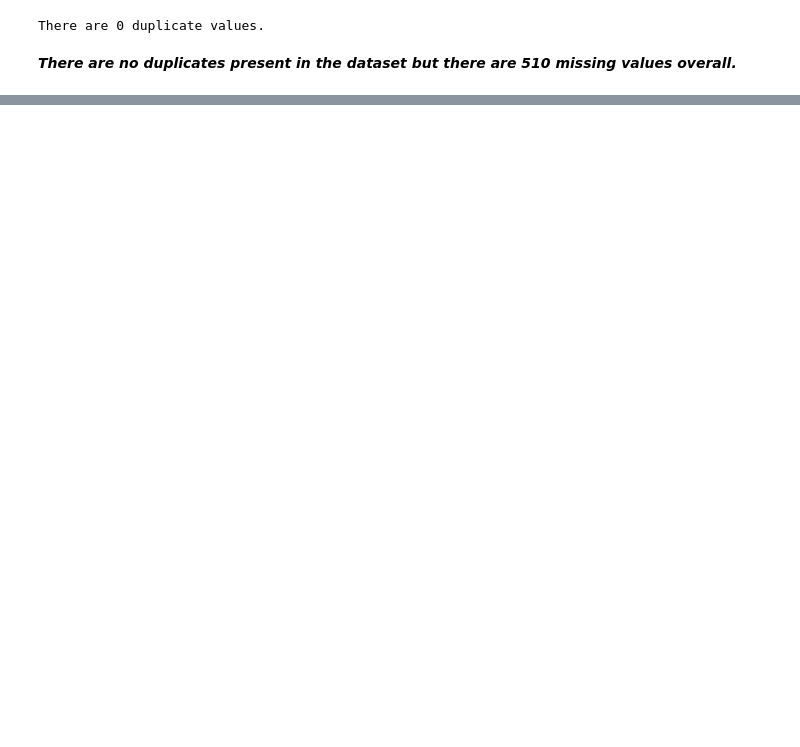
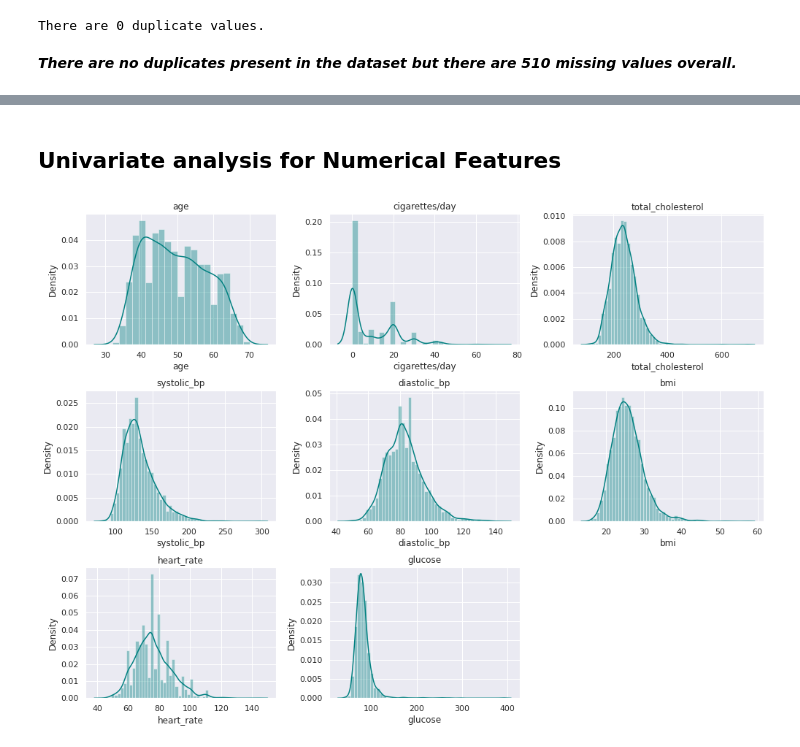
Before and after one commit to parulsharma098/Cardiovascular-Risk-Prediction, a Jupyter notebook: CARDIOVASCULAR_RISK_PREDICTION_CAPSTONE_III(Classification).ipynb, the cells around one changed output, grey strips where cells are left out. Drawn from its saved outputs; the diff is of its cells as text; code cells hidden in the pictures; blank space fills up the shorter version.

```diff
--- a/CARDIOVASCULAR_RISK_PREDICTION_CAPSTONE_III(Classification).ipynb
+++ b/CARDIOVASCULAR_RISK_PREDICTION_CAPSTONE_III(Classification).ipynb
@@ -260,0 +316,4 @@ misno.bar(df,color=(1, 0.5, 0.5))
+# %%
+# Check Unique Values for each variable.
+for i in df.columns.tolist():
+  print(i,":",df[i].nunique())
@@ -260,0 +368,5 @@ misno.bar(df,color=(1, 0.5, 0.5))
+# %%
+# Extracting numerical features.
+
+num_features = ['age','cigarettes/day','total_cholesterol','systolic_bp','diastolic_bp','bmi','heart_rate','glucose']
+print(f'There are {len(num_features)} Numerical Features.')
@@ -260,0 +420,15 @@ misno.bar(df,color=(1, 0.5, 0.5))
+# %% [markdown]
+## **Univariate analysis for Numerical Features**
+# %%
+# Making distribution plot for Numerical features for checking the skewness.
+
+n=1
+plt.figure(figsize=(14,40))
+for i in num_features:
+  plt.subplot(12,3,n)
+  n= n+1
+  sns.distplot(df[i],color='teal')
+  plt.title(i)
+  plt.tight_layout()
+# %% [output]
+[figure, added]
```
Also changed, not shown: parts of 34 cells of this notebook.
